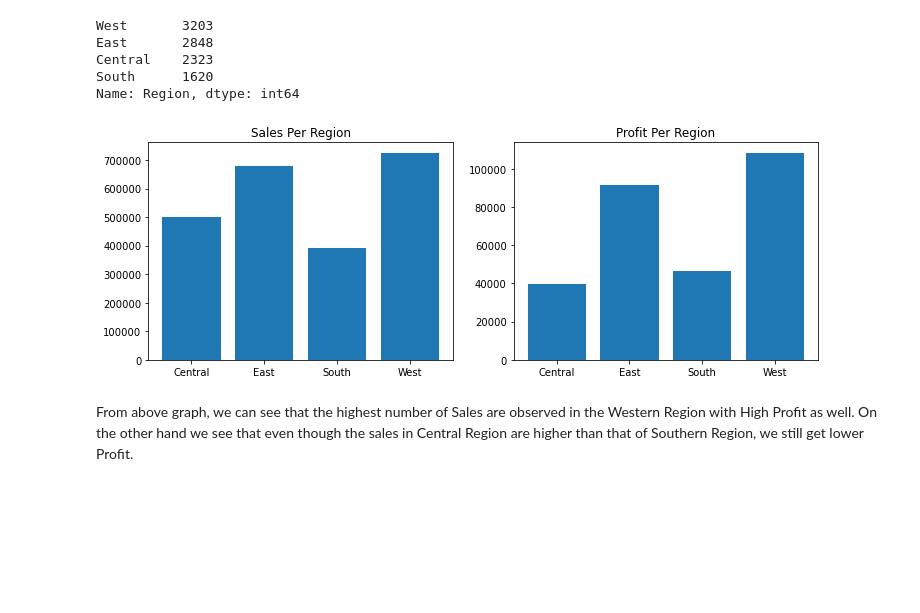
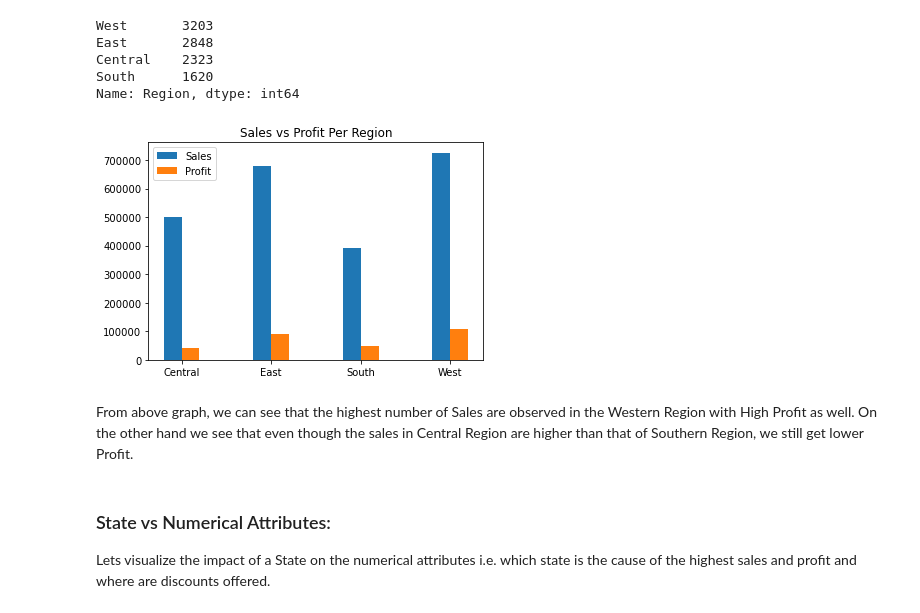
Before and after one commit to Hassan-Farid/GRIP-Internship-Tasks-, a Jupyter notebook: Retail EDA.ipynb, the cells around one changed output. Cells and saved outputs as stored; diff of their text form; code cells hidden in the pictures; blank space fills up the shorter version.

```diff
--- a/Retail EDA.ipynb
+++ b/Retail EDA.ipynb
@@ -206,19 +206,25 @@ East       2848
 Central    2323
 South      1620
 Name: Region, dtype: int64
-# %%
-sales_per_region = data_df.groupby(["Region"])["Sales"].sum()
-profit_per_region = data_df.groupby(["Region"])["Profit"].sum()
-
-
-fig, axs = plt.subplots(1,2, figsize=(12,4))
-axs[0].bar(list(sales_per_region.index), sales_per_region)
-axs[1].bar(list(profit_per_region.index), profit_per_region)
-
-axs[0].title.set_text("Sales Per Region")
-axs[1].title.set_text("Profit Per Region")
-plt.show()
-# %% [output]
-[figure, removed]
+# %%
+#Visualizing sales and profits for different regions
+sales_per_region = data_df.groupby(["Region"])["Sales"].sum()
+profit_per_region = data_df.groupby(["Region"])["Profit"].sum()
+
+regions = sales_per_region.index
+X_axis = np.arange(len(regions))
+
+plt.bar(X_axis - 0.1, sales_per_region, width=0.2, label="Sales")
+plt.bar(X_axis + 0.1, profit_per_region, width=0.2, label="Profit")
+
+plt.xticks(X_axis, regions)
+plt.title("Sales vs Profit Per Region")
+plt.legend()
+plt.show()
+# %% [output]
+[figure, added]
 # %% [markdown]
 From above graph, we can see that the highest number of Sales are observed in the Western Region with High Profit as well. On the other hand we see that even though the sales in Central Region are higher than that of Southern Region, we still get lower Profit.
+# %% [markdown]
+### State vs Numerical Attributes:
+Lets visualize the impact of a State on the numerical attributes i.e. which state is the cause of the highest sales and profit and where are discounts offered.
```
Also changed, not shown: parts of 13 cells of this notebook.
